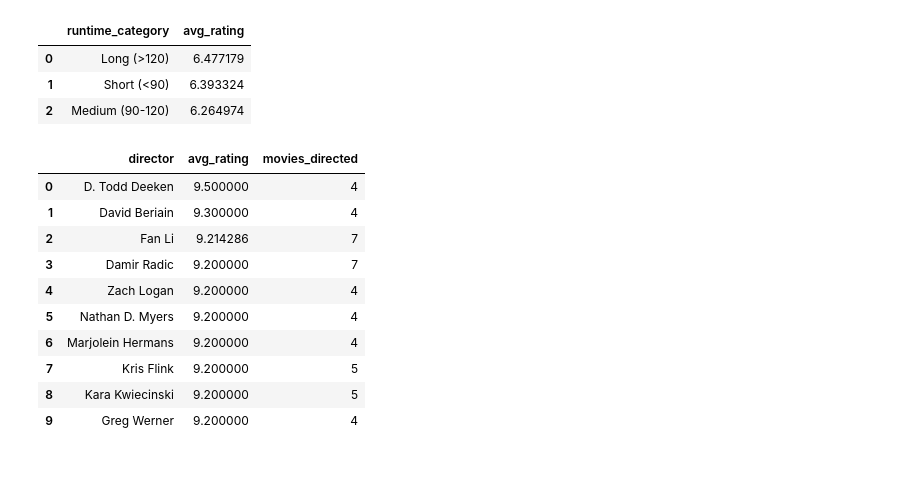
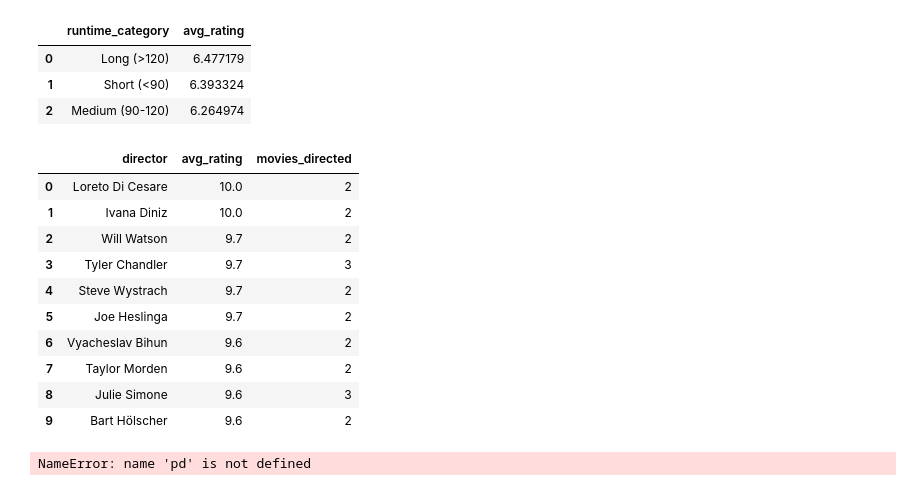
Before and after one commit to elrayoo0/Phase2_group_project, a Jupyter notebook: emma.ipynb, the cells around one changed output. Drawn from its saved outputs; the diff is of its cells as text; code cells hidden in the pictures.

```diff
--- a/emma.ipynb
+++ b/emma.ipynb
@@ -390,31 +384,49 @@ pd.read_sql("""SELECT
 | 1 | Short (<90) | 6.393324 |
 | 2 | Medium (90-120) | 6.264974 |
 # %%
+#Directors with the highest rating
+
 pd.read_sql("""SELECT primary_name AS director,
                     AVG(averagerating) AS avg_rating,
                     COUNT(movie_id) AS movies_directed
                 FROM directors
                 JOIN persons
                     USING (person_id)
                 JOIN movie_ratings
                     USING (movie_id)
                 GROUP BY primary_name
-                HAVING movies_directed > 3
+                HAVING movies_directed > 1
                 ORDER BY avg_rating DESC
                 LIMIT 10;
 """, conn)
 # %% [output]
 |  | director | avg_rating | movies_directed |
-| 0 | D. Todd Deeken | 9.500000 | 4 |
-| 1 | David Beriain | 9.300000 | 4 |
-| 2 | Fan Li | 9.214286 | 7 |
-| 3 | Damir Radic | 9.200000 | 7 |
-| 4 | Zach Logan | 9.200000 | 4 |
-| 5 | Nathan D. Myers | 9.200000 | 4 |
-| 6 | Marjolein Hermans | 9.200000 | 4 |
-| 7 | Kris Flink | 9.200000 | 5 |
-| 8 | Kara Kwiecinski | 9.200000 | 5 |
-| 9 | Greg Werner | 9.200000 | 4 |
+| 0 | Loreto Di Cesare | 10.0 | 2 |
+| 1 | Ivana Diniz | 10.0 | 2 |
+| 2 | Will Watson | 9.7 | 2 |
+| 3 | Tyler Chandler | 9.7 | 3 |
+| 4 | Steve Wystrach | 9.7 | 2 |
+| 5 | Joe Heslinga | 9.7 | 2 |
+| 6 | Vyacheslav Bihun | 9.6 | 2 |
+| 7 | Taylor Morden | 9.6 | 2 |
+| 8 | Julie Simone | 9.6 | 3 |
+| 9 | Bart Hölscher | 9.6 | 2 |
+# %%
+#Directors with the most movies
+pd.read_sql("""SELECT primary_name AS director,
+                    AVG(averagerating) AS avg_rating,
+                    COUNT(movie_id) AS movies_directed
+                FROM directors
+                JOIN persons
+                    USING (person_id)
+                JOIN movie_ratings
+                    USING (movie_id)
+                GROUP BY primary_name
+                ORDER BY avg_rating DESC
+                LIMIT 10;
+""", conn)
+# %% [output]
+NameError: name 'pd' is not defined
 # %%
 # pd.read_sql("""SELECT
 #     original_title,
```
Also changed, not shown: parts of 18 cells of this notebook.
